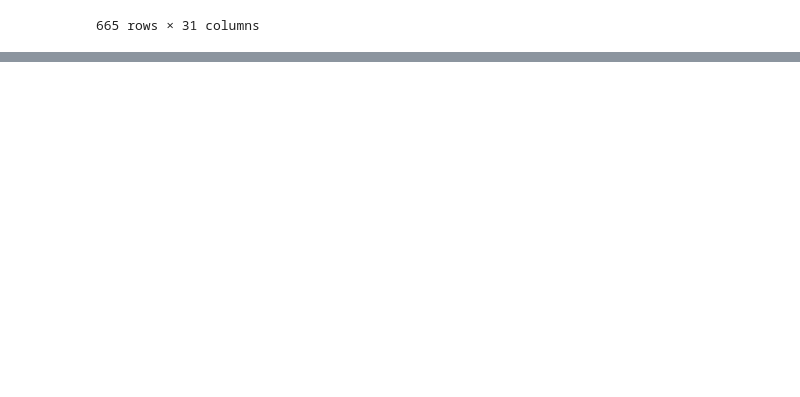
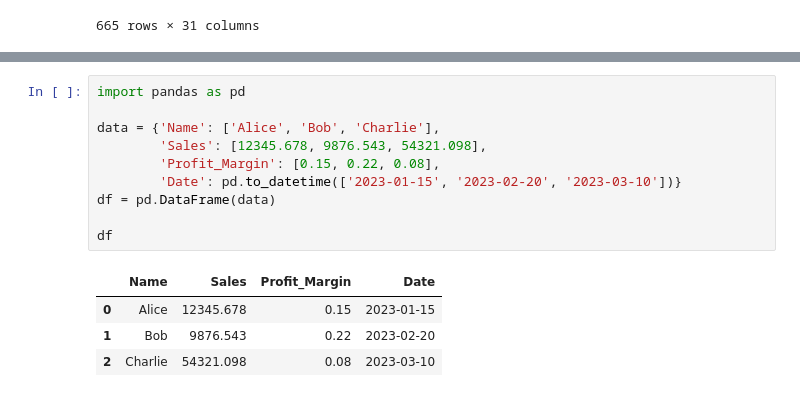
Before and after one commit to aizudeen11/cfm-nlp, a Jupyter notebook: main.ipynb, the cells around one changed output, grey strips where cells are left out. Drawn from its saved outputs; the diff is of its cells as text; blank space fills up the shorter version.

```diff
--- a/main.ipynb
+++ b/main.ipynb
@@ -84,0 +173,15 @@ df_main
+# %%
+import pandas as pd
+
+data = {'Name': ['Alice', 'Bob', 'Charlie'],
+        'Sales': [12345.678, 9876.543, 54321.098],
+        'Profit_Margin': [0.15, 0.22, 0.08],
+        'Date': pd.to_datetime(['2023-01-15', '2023-02-20', '2023-03-10'])}
+df = pd.DataFrame(data)
+
+df
+# %% [output]
+|  | Name | Sales | Profit_Margin | Date |
+| 0 | Alice | 12345.678 | 0.15 | 2023-01-15 |
+| 1 | Bob | 9876.543 | 0.22 | 2023-02-20 |
+| 2 | Charlie | 54321.098 | 0.08 | 2023-03-10 |
```
Also changed, not shown: parts of 9 cells of this notebook, 4 other files.
